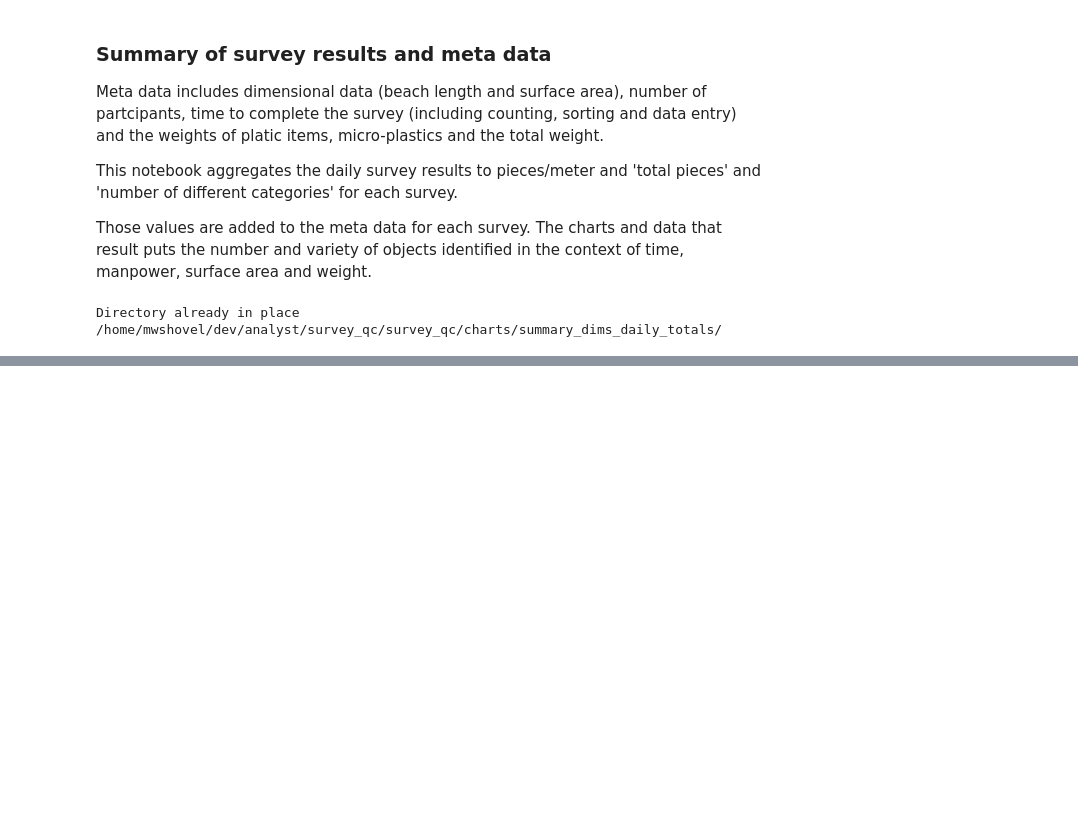
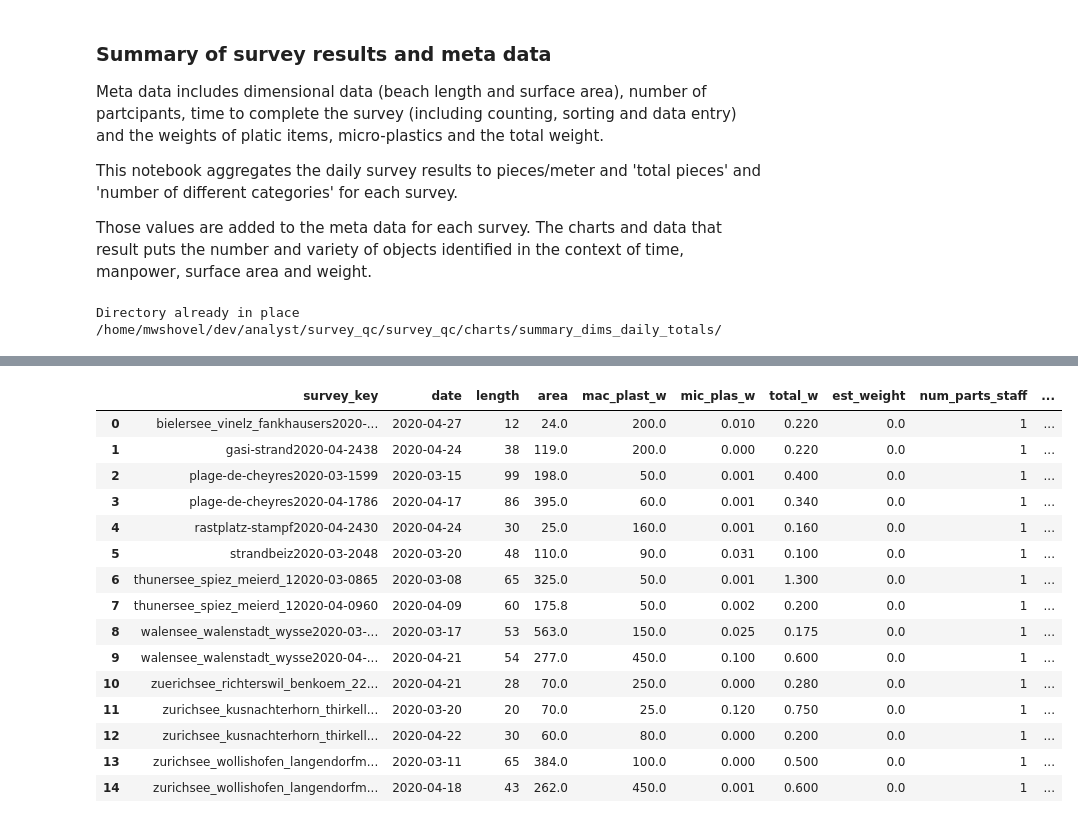
Before and after one commit to hammerdirt-analyst/survey_qc, a Jupyter notebook: summary_dims_daily_totals.ipynb, the cells around one changed output, grey strips where cells are left out. Saved outputs shown, nothing was run; the diff lists cells and outputs as text; code cells hidden in the pictures; blank space fills up the shorter version.

```diff
--- a/summary_dims_daily_totals.ipynb
+++ b/summary_dims_daily_totals.ipynb
@@ -144,0 +124,19 @@ df_location = survey_data[survey_data['location'].isin(water_body_names[water_bo
+# %%
+dims_df
+# %% [output]
+|  | survey_key | date | length | area | mac_plast_w | mic_plas_w | total_w | est_weight | num_parts_staff | ... |
+| 0 | bielersee_vinelz_fankhausers2020-... | 2020-04-27 | 12 | 24.0 | 200.0 | 0.010 | 0.220 | 0.0 | 1 | ... |
+| 1 | gasi-strand2020-04-2438 | 2020-04-24 | 38 | 119.0 | 200.0 | 0.000 | 0.220 | 0.0 | 1 | ... |
+| 2 | plage-de-cheyres2020-03-1599 | 2020-03-15 | 99 | 198.0 | 50.0 | 0.001 | 0.400 | 0.0 | 1 | ... |
+| 3 | plage-de-cheyres2020-04-1786 | 2020-04-17 | 86 | 395.0 | 60.0 | 0.001 | 0.340 | 0.0 | 1 | ... |
+| 4 | rastplatz-stampf2020-04-2430 | 2020-04-24 | 30 | 25.0 | 160.0 | 0.001 | 0.160 | 0.0 | 1 | ... |
+| 5 | strandbeiz2020-03-2048 | 2020-03-20 | 48 | 110.0 | 90.0 | 0.031 | 0.100 | 0.0 | 1 | ... |
+| 6 | thunersee_spiez_meierd_12020-03-0865 | 2020-03-08 | 65 | 325.0 | 50.0 | 0.001 | 1.300 | 0.0 | 1 | ... |
+| 7 | thunersee_spiez_meierd_12020-04-0960 | 2020-04-09 | 60 | 175.8 | 50.0 | 0.002 | 0.200 | 0.0 | 1 | ... |
+| 8 | walensee_walenstadt_wysse2020-03-... | 2020-03-17 | 53 | 563.0 | 150.0 | 0.025 | 0.175 | 0.0 | 1 | ... |
+| 9 | walensee_walenstadt_wysse2020-04-... | 2020-04-21 | 54 | 277.0 | 450.0 | 0.100 | 0.600 | 0.0 | 1 | ... |
+| 10 | zuerichsee_richterswil_benkoem_22... | 2020-04-21 | 28 | 70.0 | 250.0 | 0.000 | 0.280 | 0.0 | 1 | ... |
+| 11 | zurichsee_kusnachterhorn_thirkell... | 2020-03-20 | 20 | 70.0 | 25.0 | 0.120 | 0.750 | 0.0 | 1 | ... |
+| 12 | zurichsee_kusnachterhorn_thirkell... | 2020-04-22 | 30 | 60.0 | 80.0 | 0.000 | 0.200 | 0.0 | 1 | ... |
+| 13 | zurichsee_wollishofen_langendorfm... | 2020-03-11 | 65 | 384.0 | 100.0 | 0.000 | 0.500 | 0.0 | 1 | ... |
+| 14 | zurichsee_wollishofen_langendorfm... | 2020-04-18 | 43 | 262.0 | 450.0 | 0.001 | 0.600 | 0.0 | 1 | ... |
```
Also changed, not shown: parts of 7 cells of this notebook, 16 other files.
